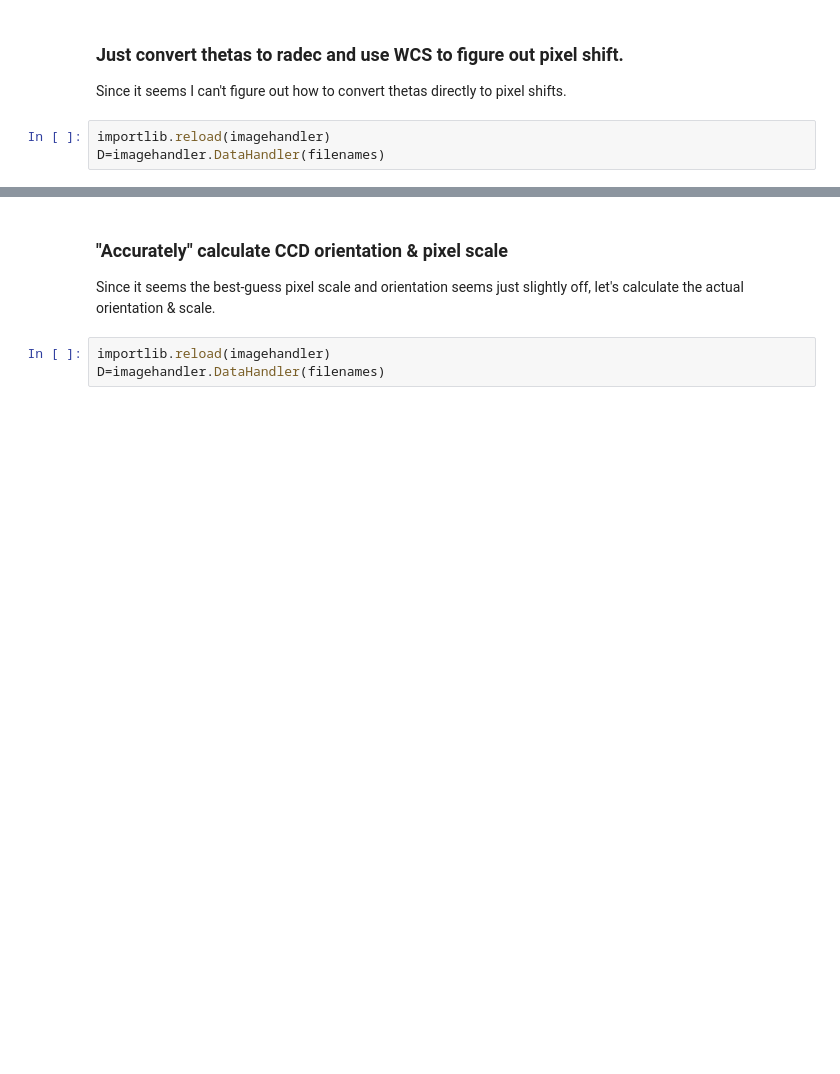
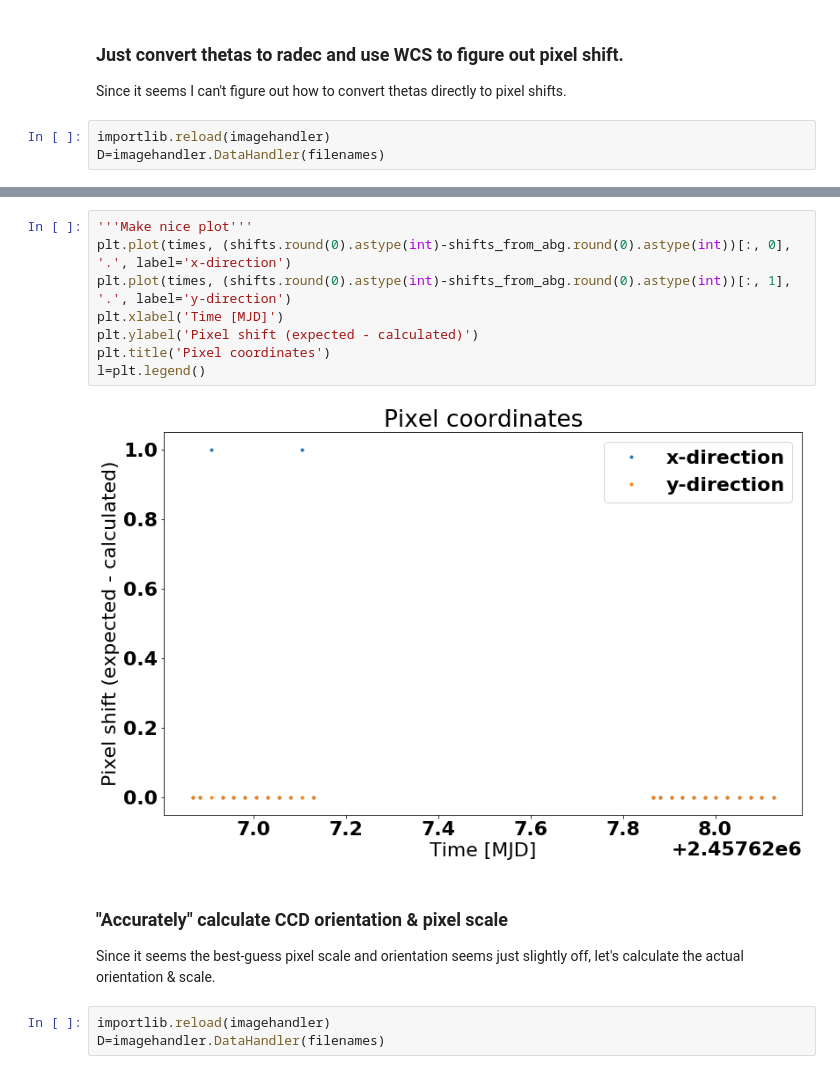
Before and after one commit to Mikea1985/shifty, a Jupyter notebook: notebooks/debug_transform.ipynb, the cells around one changed output, grey strips where cells are left out. Drawn from its saved outputs; the diff is of its cells as text; blank space fills up the shorter version.

```diff
--- a/notebooks/debug_transform.ipynb
+++ b/notebooks/debug_transform.ipynb
@@ -494,3 +521,13 @@ thetas
+# %%
+'''Make nice plot'''
+plt.plot(times, (shifts.round(0).astype(int)-shifts_from_abg.round(0).astype(int))[:, 0], '.', label='x-direction')
+plt.plot(times, (shifts.round(0).astype(int)-shifts_from_abg.round(0).astype(int))[:, 1], '.', label='y-direction')
+plt.xlabel('Time [MJD]')
+plt.ylabel('Pixel shift (expected - calculated)')
+plt.title('Pixel coordinates')
+l=plt.legend()
+# %% [output]
+[figure, added]
 # %% [markdown]
 ### "Accurately" calculate CCD orientation & pixel scale
 Since it seems the best-guess pixel scale and orientation seems just slightly off, let's calculate the actual orientation & scale.
```
Also changed, not shown: parts of 16 cells of this notebook, 5 other files.
